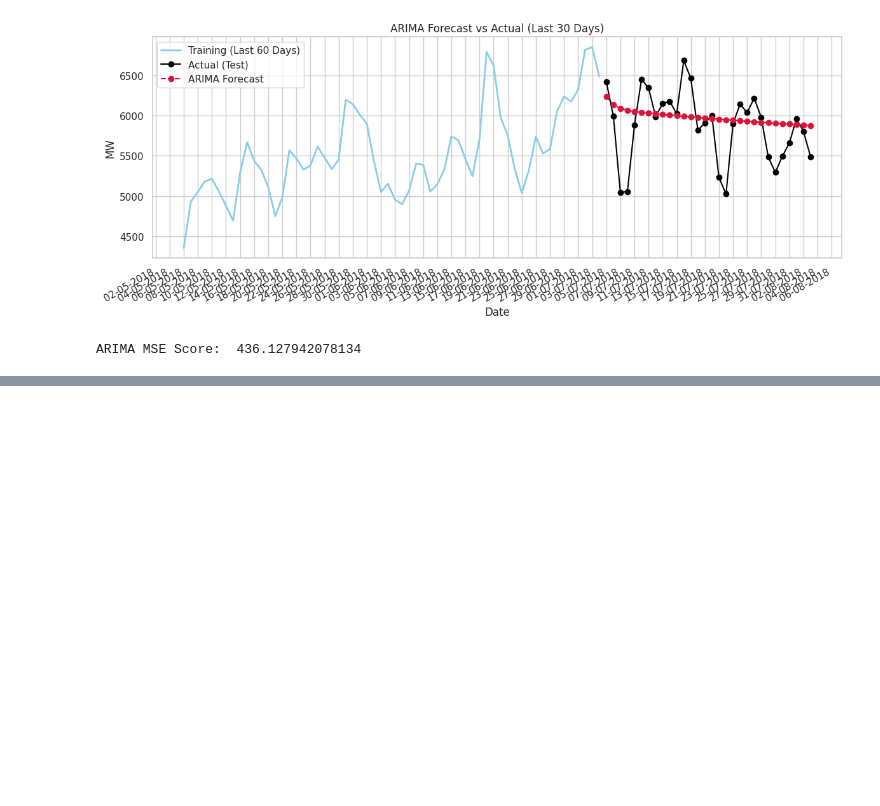
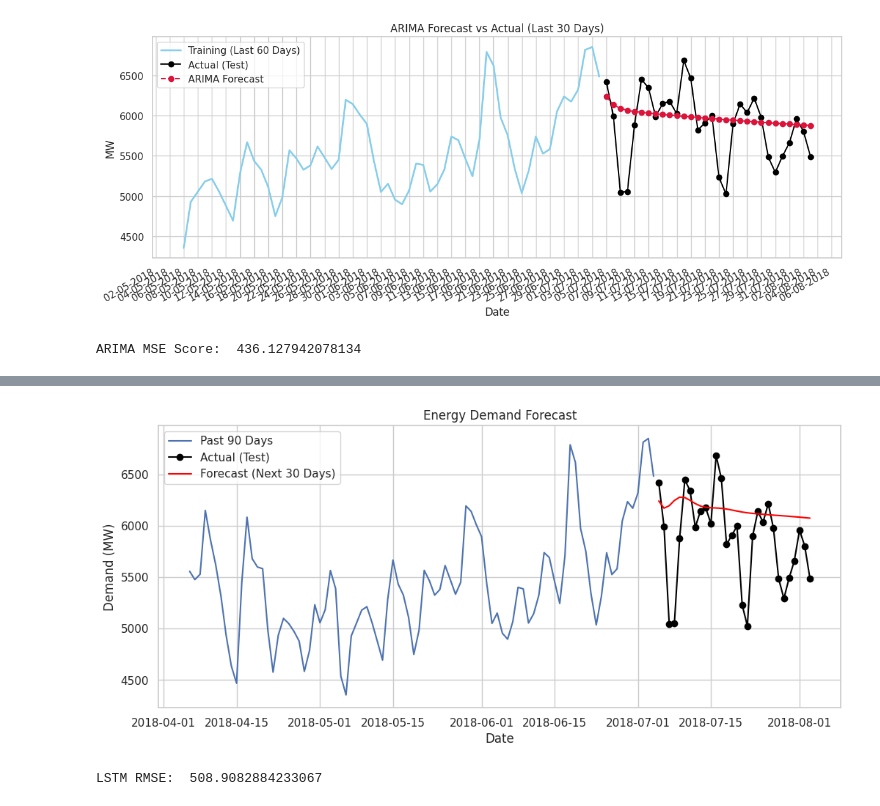
Before and after one commit to rizz045/Energy_Demand_Forecasting_Using_Time_Series_Analysis, a Jupyter notebook: Energy_Demand_Forecasting.ipynb, the cells around one changed output, grey strips where cells are left out. Cells and saved outputs as stored; diff of their text form; code cells hidden in the pictures; blank space fills up the shorter version.

```diff
--- a/Energy_Demand_Forecasting.ipynb
+++ b/Energy_Demand_Forecasting.ipynb
@@ -500,0 +575,8 @@ from statsmodels.tsa.arima.model import ARIMA
+# %%
+model = Sequential()
+model.add(LSTM(64, activation='relu', input_shape=(seq_length, 1)))
+model.add(Dense(1))
+model.compile(optimizer='adam', loss='mse')
+
+# Train the model
+model.fit(X, y, epochs=20, batch_size=32, verbose=1)
@@ -500,0 +602,12 @@ from statsmodels.tsa.arima.model import ARIMA
+# %%
+# Start with the last sequence from training data
+forecast_input = scaled_data[-seq_length:].reshape(1, seq_length, 1)
+forecast = []
+
+for _ in range(30):
+    pred = model.predict(forecast_input)[0]
+    forecast.append(pred)
+    forecast_input = np.append(forecast_input[:, 1:, :], [[pred]], axis=1)
+
+# Inverse scale to original values
+forecast = scaler.inverse_transform(np.array(forecast).reshape(-1, 1))
@@ -500,0 +632,21 @@ from statsmodels.tsa.arima.model import ARIMA
+# %%
+future_dates = pd.date_range(series.index[-1] + pd.Timedelta(days=1), periods=30)
+forecast_series = pd.Series(forecast.flatten(), index=future_dates)
+
+# Plot original + forecast
+plt.figure(figsize=(12, 5))
+plt.plot(series[-90:], label="Past 90 Days")
+plt.plot(test, label="Actual (Test)", color="black", marker='o')
+plt.plot(forecast_series, label="Forecast (Next 30 Days)", color='red')
+plt.title("Energy Demand Forecast")
+plt.xlabel("Date")
+plt.ylabel("Demand (MW)")
+plt.legend()
+plt.grid(True)
+plt.show()
+# %% [output]
+[figure, added]
+# %%
+print("LSTM RMSE: ", root_mean_squared_error(forecast_series, test))
+# %% [output]
+LSTM RMSE:  508.9082884233067
```
Also changed, not shown: parts of 22 cells of this notebook.
